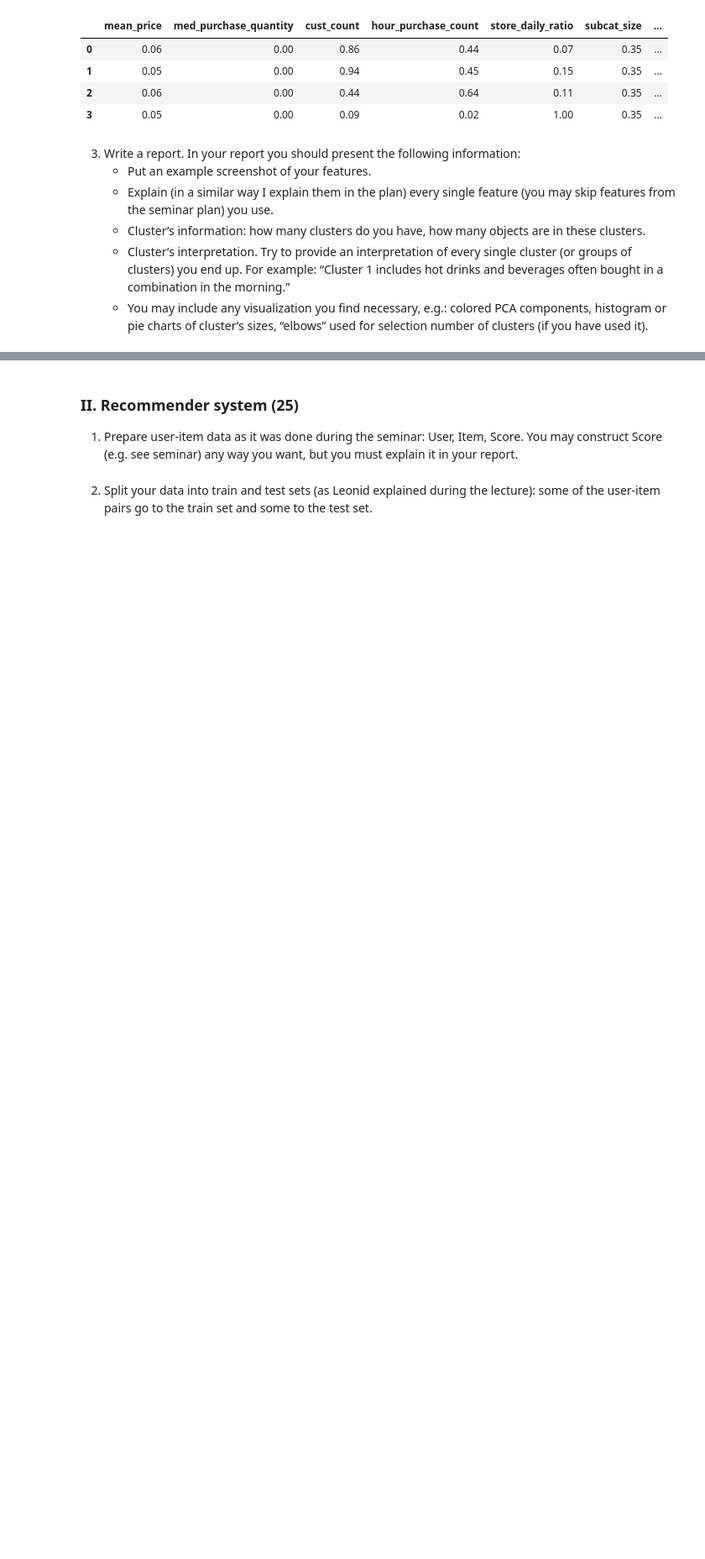
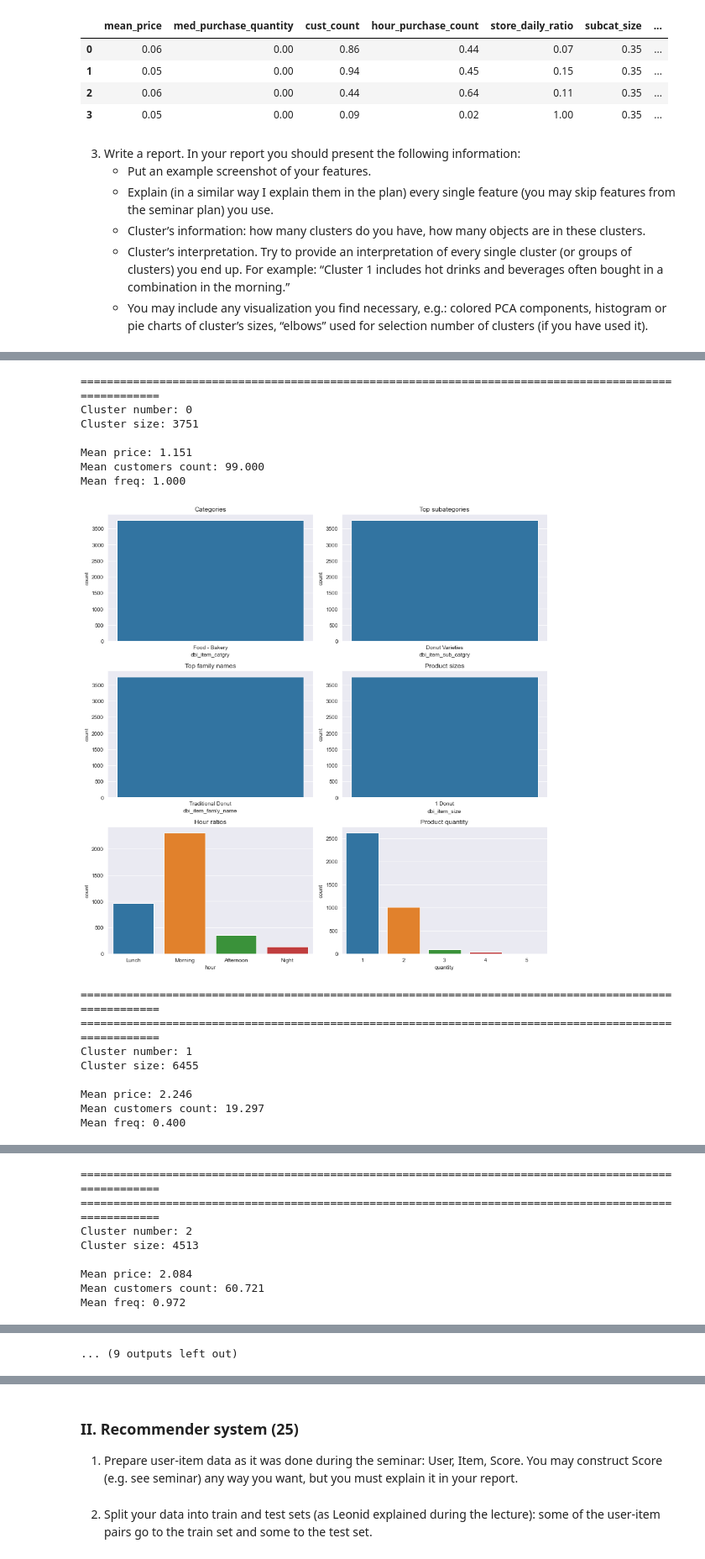
Before and after one commit to Mist3r-R/hse-sse-ds-business-2020, a Jupyter notebook: HW_5.ipynb, the cells around one changed output, grey strips where cells are left out. Shown at 84% size. Drawn from its saved outputs; the diff is of its cells as text; code cells hidden in the pictures; blank space fills up the shorter version.

```diff
--- a/HW_5.ipynb
+++ b/HW_5.ipynb
@@ -487,0 +512,20 @@ Mean freq: 0.967
+# %%
+for k in sorted(data['kmeans_10'].unique()):
+    describe_cluster(k, df, data['kmeans_10'])
+# %% [output]
+======================================================================================================
+Cluster number: 0
+Cluster size: 3751
+
+Mean price: 1.151
+Mean customers count: 99.000
+Mean freq: 1.000
+[figure, added]
+======================================================================================================
+======================================================================================================
+Cluster number: 1
+Cluster size: 6455
+
+Mean price: 2.246
+Mean customers count: 19.297
+Mean freq: 0.400
@@ -487,0 +533,8 @@ Mean freq: 0.967
+======================================================================================================
+======================================================================================================
+Cluster number: 2
+Cluster size: 4513
+
+Mean price: 2.084
+Mean customers count: 60.721
+Mean freq: 0.972
@@ -487,0 +569 @@ Mean freq: 0.967
+... (9 outputs left out)
```
Also changed, not shown: parts of 8 cells of this notebook.
